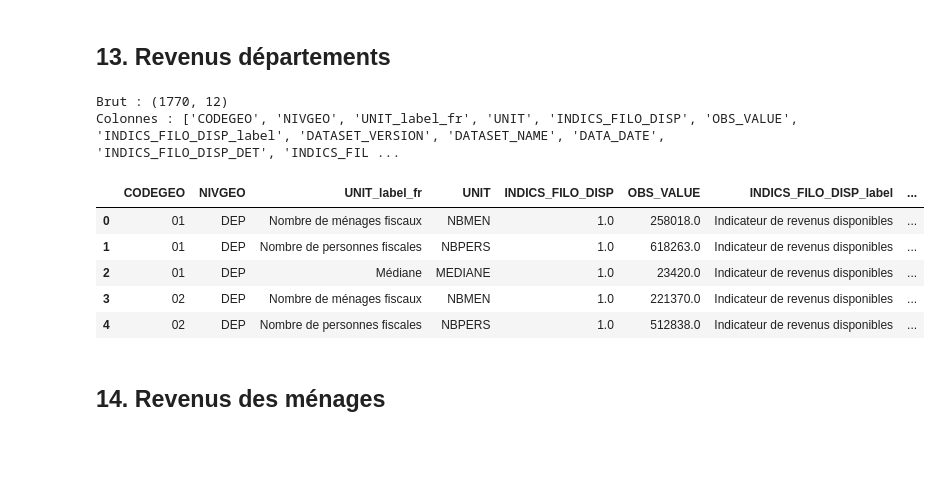
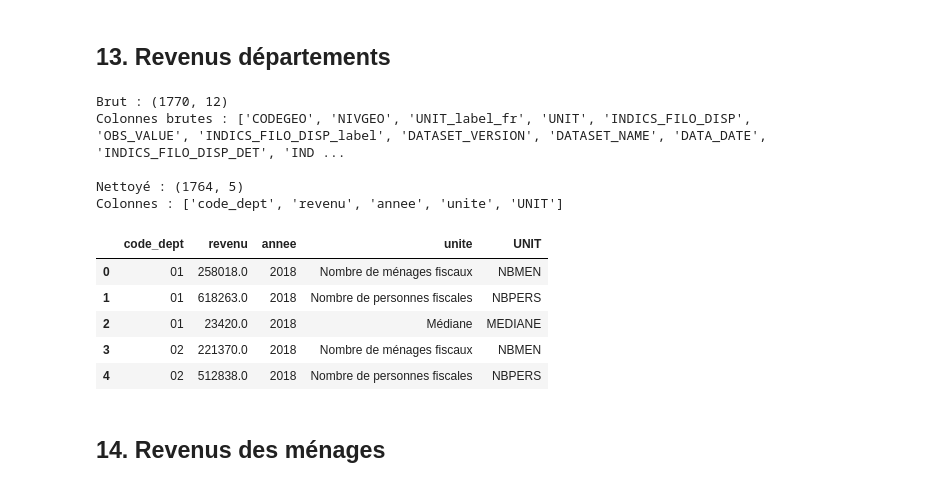
Before and after one commit to JordanSerafini/Compagnon-Immobilier---Datascientest, a Jupyter notebook: Notebooks/03_nettoyage_donnees.ipynb, the cells around one changed output. Cells and saved outputs as stored; diff of their text form; code cells hidden in the pictures; blank space fills up the shorter version.

```diff
--- a/Notebooks/03_nettoyage_donnees.ipynb
+++ b/Notebooks/03_nettoyage_donnees.ipynb
@@ -268,19 +315,27 @@ Nettoyé : (383, 6)
 # %% [markdown]
 ## 13. Revenus départements
 # %%
-df_revenus = pd.read_csv(os.path.join(DATA_DIR, 'revenus_departements.csv'))
-print(f"Brut : {df_revenus.shape}")
+df = pd.read_csv(os.path.join(DATA_DIR, 'revenus_departements.csv'))
+print(f"Brut : {df.shape}")
+print(f"Colonnes brutes : {df.columns.tolist()}")
+
+df_revenus = nettoyer_recensement(df, nom_valeur='revenu')
+
+print(f"\nNettoyé : {df_revenus.shape}")
 print(f"Colonnes : {df_revenus.columns.tolist()}")
 df_revenus.head()
 # %% [output]
 Brut : (1770, 12)
-Colonnes : ['CODEGEO', 'NIVGEO', 'UNIT_label_fr', 'UNIT', 'INDICS_FILO_DISP', 'OBS_VALUE', 'INDICS_FILO_DISP_label', 'DATASET_VERSION', 'DATASET_NAME', 'DATA_DATE', 'INDICS_FILO_DISP_DET', 'INDICS_FIL ...
+Colonnes brutes : ['CODEGEO', 'NIVGEO', 'UNIT_label_fr', 'UNIT', 'INDICS_FILO_DISP', 'OBS_VALUE', 'INDICS_FILO_DISP_label', 'DATASET_VERSION', 'DATASET_NAME', 'DATA_DATE', 'INDICS_FILO_DISP_DET', 'IND ...
+
+Nettoyé : (1764, 5)
+Colonnes : ['code_dept', 'revenu', 'annee', 'unite', 'UNIT']
-|  | CODEGEO | NIVGEO | UNIT_label_fr | UNIT | INDICS_FILO_DISP | OBS_VALUE | INDICS_FILO_DISP_label | ... |
-| 0 | 01 | DEP | Nombre de ménages fiscaux | NBMEN | 1.0 | 258018.0 | Indicateur de revenus disponibles | ... |
-| 1 | 01 | DEP | Nombre de personnes fiscales | NBPERS | 1.0 | 618263.0 | Indicateur de revenus disponibles | ... |
-| 2 | 01 | DEP | Médiane | MEDIANE | 1.0 | 23420.0 | Indicateur de revenus disponibles | ... |
-| 3 | 02 | DEP | Nombre de ménages fiscaux | NBMEN | 1.0 | 221370.0 | Indicateur de revenus disponibles | ... |
-| 4 | 02 | DEP | Nombre de personnes fiscales | NBPERS | 1.0 | 512838.0 | Indicateur de revenus disponibles | ... |
+|  | code_dept | revenu | annee | unite | UNIT |
+| 0 | 01 | 258018.0 | 2018 | Nombre de ménages fiscaux | NBMEN |
+| 1 | 01 | 618263.0 | 2018 | Nombre de personnes fiscales | NBPERS |
+| 2 | 01 | 23420.0 | 2018 | Médiane | MEDIANE |
+| 3 | 02 | 221370.0 | 2018 | Nombre de ménages fiscaux | NBMEN |
+| 4 | 02 | 512838.0 | 2018 | Nombre de personnes fiscales | NBPERS |
 # %% [markdown]
 ## 14. Revenus des ménages
 # %%
```
Also changed, not shown: parts of 10 cells of this notebook, 13 other files.
